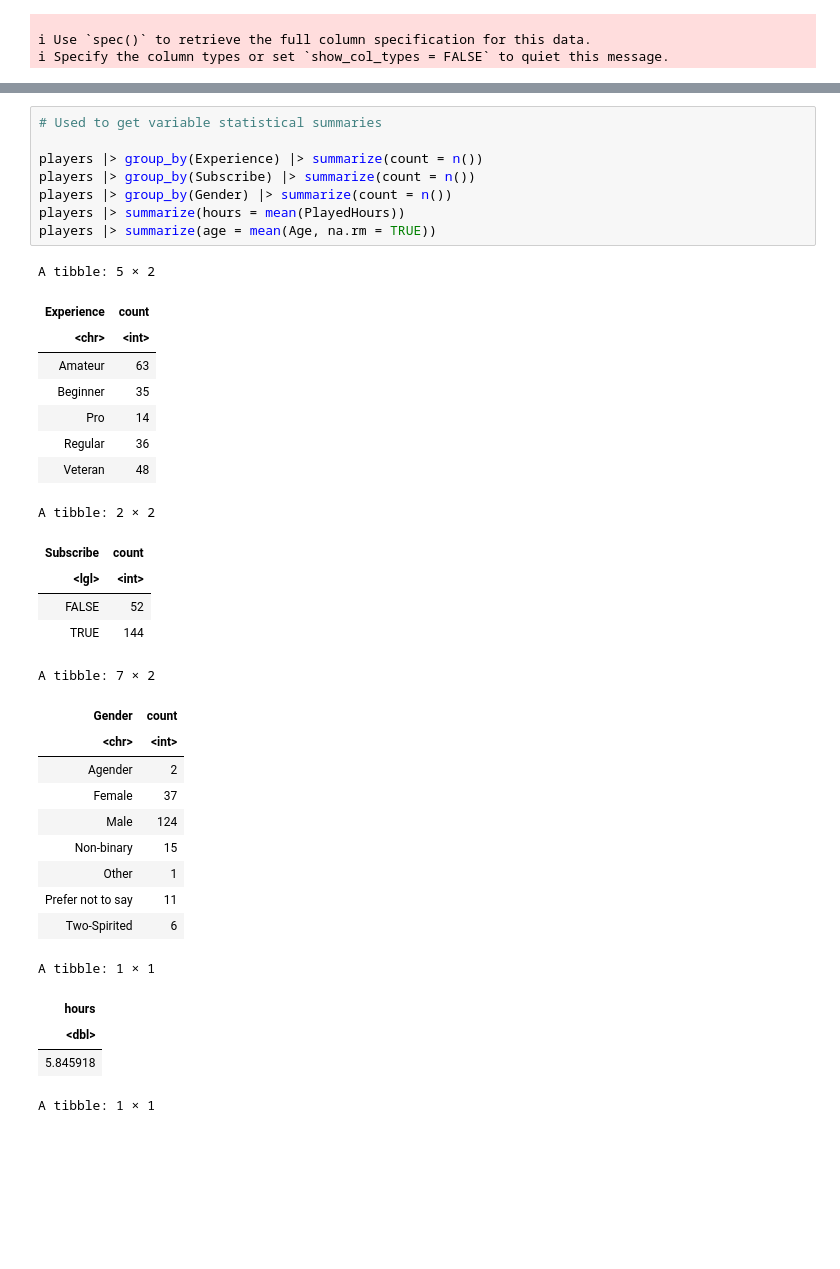
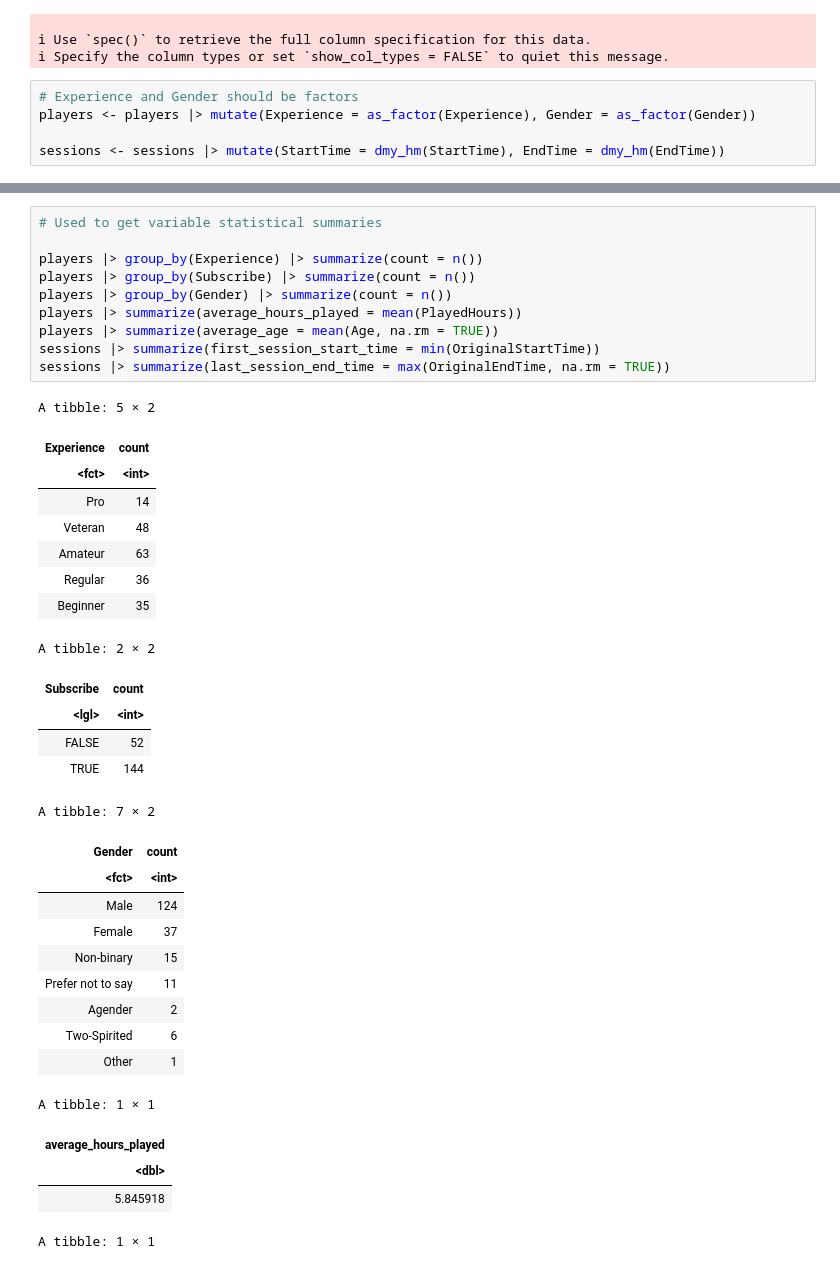
Before and after one commit to avahbot/dsci-100-term-project, a Jupyter notebook: planning_report.ipynb, the cells around one changed output, grey strips where cells are left out. Saved outputs shown, nothing was run; the diff lists cells and outputs as text; blank space fills up the shorter version.

```diff
--- a/planning_report.ipynb
+++ b/planning_report.ipynb
@@ -85,3 +94,8 @@ dbl (2): original_start_time, original_end_time
 
 ℹ Use `spec()` to retrieve the full column specification for this data.
 ℹ Specify the column types or set `show_col_types = FALSE` to quiet this message.
+# %%
+# Experience and Gender should be factors
+players <- players |> mutate(Experience = as_factor(Experience), Gender = as_factor(Gender))
+
+sessions <- sessions |> mutate(StartTime = dmy_hm(StartTime), EndTime = dmy_hm(EndTime))
@@ -88,37 +151,39 @@ dbl (2): original_start_time, original_end_time
 # %%
 # Used to get variable statistical summaries
 
 players |> group_by(Experience) |> summarize(count = n())
 players |> group_by(Subscribe) |> summarize(count = n())
 players |> group_by(Gender) |> summarize(count = n())
-players |> summarize(hours = mean(PlayedHours))
-players |> summarize(age = mean(Age, na.rm = TRUE))
+players |> summarize(average_hours_played = mean(PlayedHours))
+players |> summarize(average_age = mean(Age, na.rm = TRUE))
+sessions |> summarize(first_session_start_time = min(OriginalStartTime))
+sessions |> summarize(last_session_end_time = max(OriginalEndTime, na.rm = TRUE))
 # %% [output]
 A tibble: 5 × 2
 | Experience | count |
-| <chr> | <int> |
+| <fct> | <int> |
+| Pro | 14 |
+| Veteran | 48 |
 | Amateur | 63 |
+| Regular | 36 |
 | Beginner | 35 |
-| Pro | 14 |
-| Regular | 36 |
-| Veteran | 48 |
 A tibble: 2 × 2
 | Subscribe | count |
 | <lgl> | <int> |
 | FALSE | 52 |
 | TRUE | 144 |
 A tibble: 7 × 2
 | Gender | count |
-| <chr> | <int> |
+| <fct> | <int> |
+| Male | 124 |
+| Female | 37 |
+| Non-binary | 15 |
+| Prefer not to say | 11 |
 | Agender | 2 |
-| Female | 37 |
-| Male | 124 |
-| Non-binary | 15 |
+| Two-Spirited | 6 |
 | Other | 1 |
-| Prefer not to say | 11 |
-| Two-Spirited | 6 |
 A tibble: 1 × 1
-| hours |
+| average_hours_played |
 | <dbl> |
 | 5.845918 |
 A tibble: 1 × 1
```
Also changed, not shown: parts of 8 cells of this notebook.
